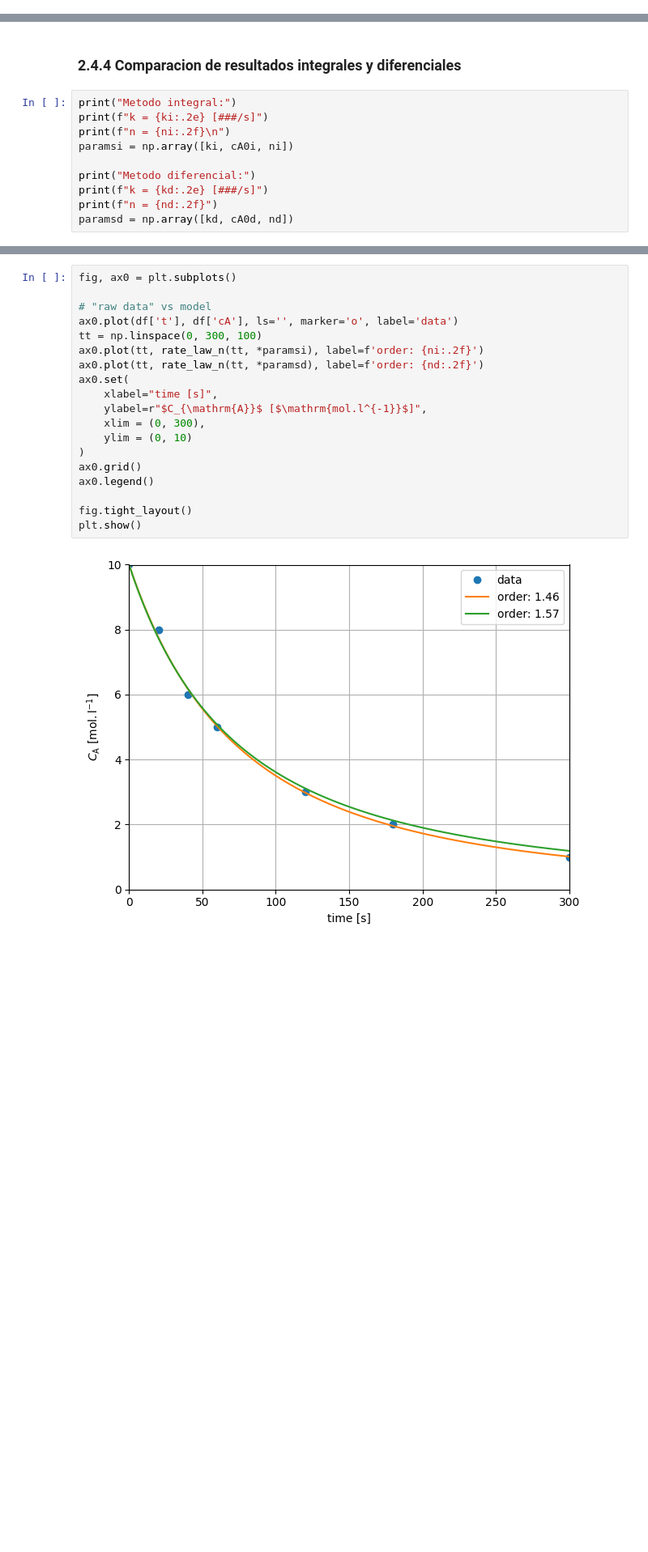
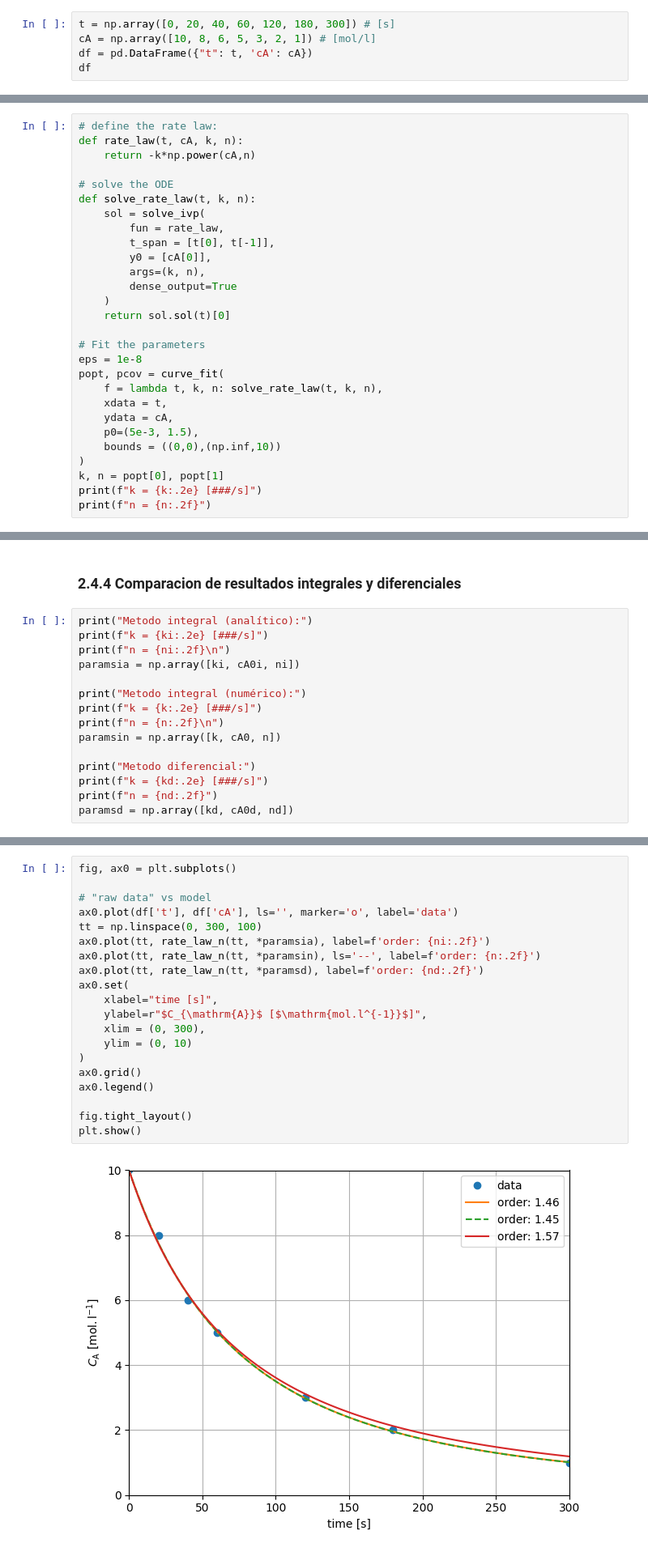
Before and after one commit to eicastroc/Kin_Cinvestav_IngMetalurgica, a Jupyter notebook: 02_Balances_VelocidadDeReaccion/02a_velocidadReaccion.ipynb, the cells around one changed output, grey strips where cells are left out. Shown at 81% size. Cells and saved outputs as stored; diff of their text form; blank space fills up the shorter version.

Commit message:
added numerical integral method

```diff
--- a/02_Balances_VelocidadDeReaccion/02a_velocidadReaccion.ipynb
+++ b/02_Balances_VelocidadDeReaccion/02a_velocidadReaccion.ipynb
@@ -367,0 +380,5 @@ plt.show()
+# %%
+t = np.array([0, 20, 40, 60, 120, 180, 300]) # [s]
+cA = np.array([10, 8, 6, 5, 3, 2, 1]) # [mol/l]
+df = pd.DataFrame({"t": t, 'cA': cA})
+df
@@ -367,0 +394,28 @@ plt.show()
+# %%
+# define the rate law:
+def rate_law(t, cA, k, n):
+    return -k*np.power(cA,n)
+
+# solve the ODE
+def solve_rate_law(t, k, n):
+    sol = solve_ivp(
+        fun = rate_law,
+        t_span = [t[0], t[-1]],
+        y0 = [cA[0]],
+        args=(k, n),
+        dense_output=True
+    )
+    return sol.sol(t)[0]
+
+# Fit the parameters
+eps = 1e-8
+popt, pcov = curve_fit(
+    f = lambda t, k, n: solve_rate_law(t, k, n),
+    xdata = t,
+    ydata = cA,
+    p0=(5e-3, 1.5),
+    bounds = ((0,0),(np.inf,10))
+)
+k, n = popt[0], popt[1]
+print(f"k = {k:.2e} [###/s]")
+print(f"n = {n:.2f}")
@@ -448,10 +524,15 @@ plt.show()
 # %% [markdown]
 ### 2.4.4 Comparacion de resultados integrales y diferenciales
 # %%
-print("Metodo integral:")
+print("Metodo integral (analítico):")
 print(f"k = {ki:.2e} [###/s]")
 print(f"n = {ni:.2f}\n")
-paramsi = np.array([ki, cA0i, ni])
+paramsia = np.array([ki, cA0i, ni])
+
+print("Metodo integral (numérico):")
+print(f"k = {k:.2e} [###/s]")
+print(f"n = {n:.2f}\n")
+paramsin = np.array([k, cA0, n])
 
 print("Metodo diferencial:")
 print(f"k = {kd:.2e} [###/s]")
@@ -468,24 +553,25 @@ n = 1.57
 # %%
 fig, ax0 = plt.subplots()
 
 # "raw data" vs model
 ax0.plot(df['t'], df['cA'], ls='', marker='o', label='data')
 tt = np.linspace(0, 300, 100)
-ax0.plot(tt, rate_law_n(tt, *paramsi), label=f'order: {ni:.2f}')
+ax0.plot(tt, rate_law_n(tt, *paramsia), label=f'order: {ni:.2f}')
+ax0.plot(tt, rate_law_n(tt, *paramsin), ls='--', label=f'order: {n:.2f}')
 ax0.plot(tt, rate_law_n(tt, *paramsd), label=f'order: {nd:.2f}')
 ax0.set(
     xlabel="time [s]",
     ylabel=r"$C_{\mathrm{A}}$ [$\mathrm{mol.l^{-1}}$]",
     xlim = (0, 300),
     ylim = (0, 10)
 )
 ax0.grid()
 ax0.legend()
 
 fig.tight_layout()
 plt.show()
 # %% [output]
-[figure, old version]
+[figure, new version]
 # %% [markdown]
 ## 2.5 Aplicaciones de modelos de series de potencias
 # %% [markdown]
```
Also changed, not shown: parts of 10 cells of this notebook.
